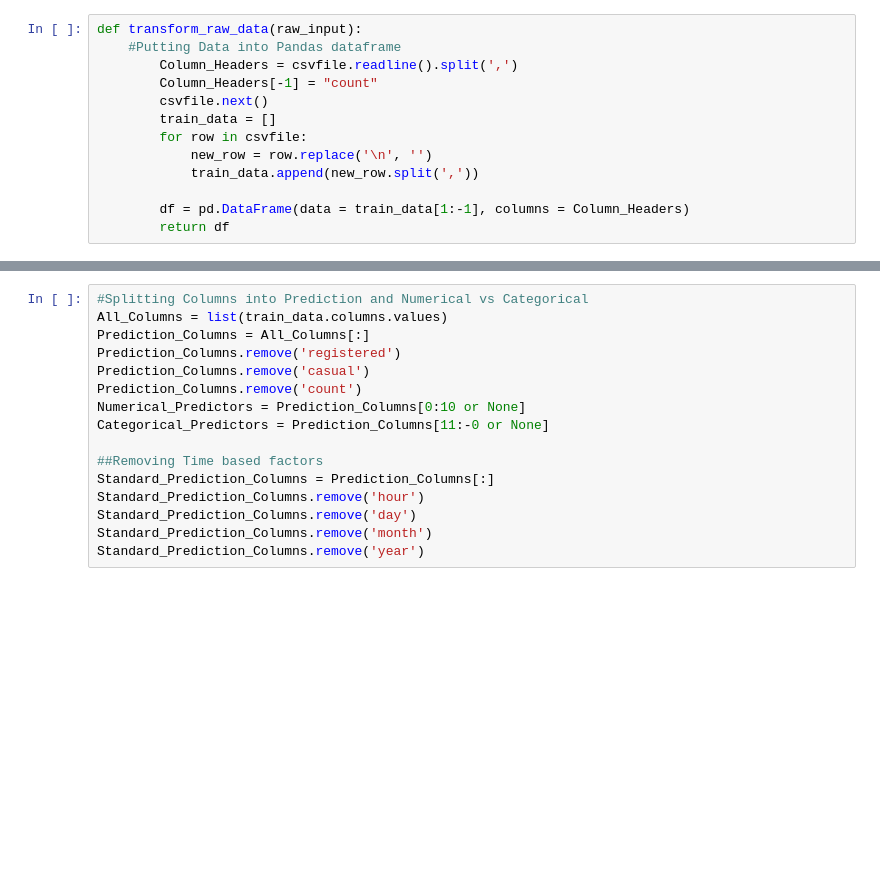
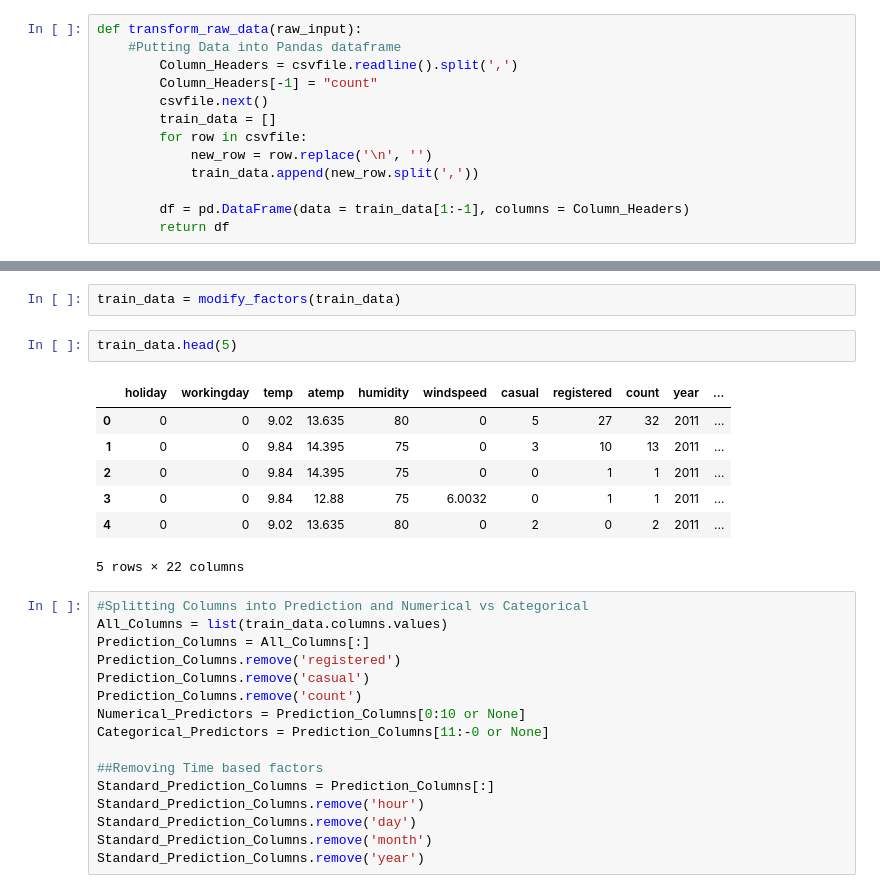
Before and after one commit to amkabatznick/W207_Final_Project, a Jupyter notebook: holmes_kabatznick_whittington_p4.ipynb, the cells around one changed output, grey strips where cells are left out. Cells and saved outputs as stored; diff of their text form; blank space fills up the shorter version.

```diff
--- a/holmes_kabatznick_whittington_p4.ipynb
+++ b/holmes_kabatznick_whittington_p4.ipynb
@@ -107,3 +125,15 @@ train_data = modify_factors(train_data)
+# %%
+train_data = modify_factors(train_data)
+# %%
+train_data.head(5)
+# %% [output]
+|  | holiday | workingday | temp | atemp | humidity | windspeed | casual | registered | count | year | ... |
+| 0 | 0 | 0 | 9.02 | 13.635 | 80 | 0 | 5 | 27 | 32 | 2011 | ... |
+| 1 | 0 | 0 | 9.84 | 14.395 | 75 | 0 | 3 | 10 | 13 | 2011 | ... |
+| 2 | 0 | 0 | 9.84 | 14.395 | 75 | 0 | 0 | 1 | 1 | 2011 | ... |
+| 3 | 0 | 0 | 9.84 | 12.88 | 75 | 6.0032 | 0 | 1 | 1 | 2011 | ... |
+| 4 | 0 | 0 | 9.02 | 13.635 | 80 | 0 | 2 | 0 | 2 | 2011 | ... |
+5 rows × 22 columns
 # %%
 #Splitting Columns into Prediction and Numerical vs Categorical
 All_Columns = list(train_data.columns.values)
```
Also changed, not shown: parts of 7 cells of this notebook.
